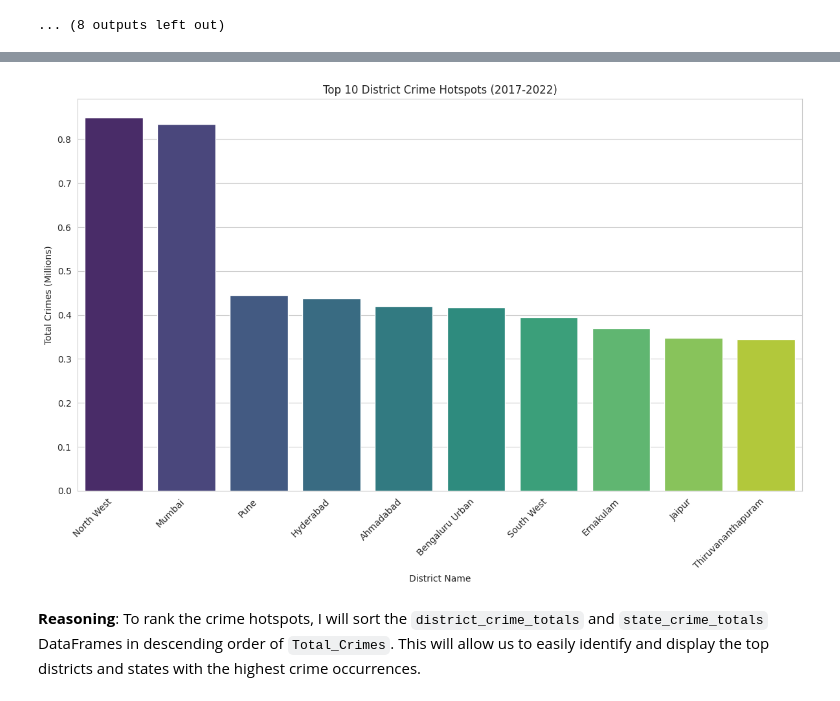
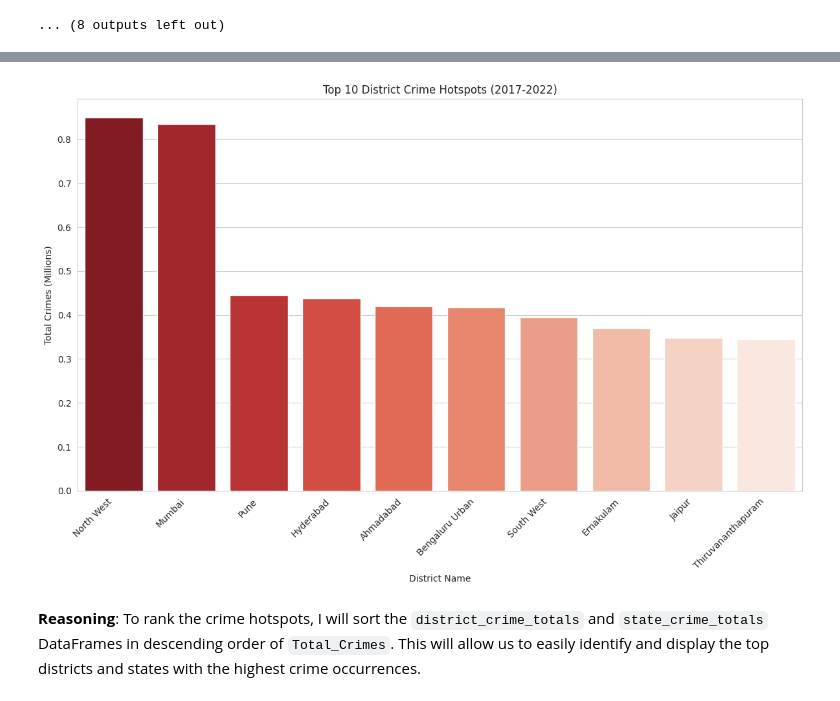
Before and after one commit to nexus9601/District-wise-Crime-Analysis, a Jupyter notebook: notebooks/crime_analysis_2017_2022.ipynb, the cells around one changed output, grey strips where cells are left out. Drawn from its saved outputs; the diff is of its cells as text; code cells hidden in the pictures.

```diff
--- a/notebooks/crime_analysis_2017_2022.ipynb
+++ b/notebooks/crime_analysis_2017_2022.ipynb
@@ -12,7 +12,7 @@ import seaborn as sns
 # %% [markdown]
 # **Importing the Dataset**
 # %%
-df = pd.read_csv(r"/content/districtwise-ipc-crimes-2017-onwards.xlsx - districtwise-ipc-crimes-2017-on (1).csv")
+df = pd.read_csv(r"/content/raw_crime_data.csv")
 df
 # %% [output]
 |  | id | year | state_name | state_code | district_name | district_code | registration_circles | murder | ... |
@@ -1206,19 +1208,16 @@ plt.show()
 # %%
-import matplotlib.pyplot as plt
-import seaborn as sns
-
 sns.set_style("whitegrid")
 
 plt.figure(figsize=(12, 8))
-sns.barplot(x='District_Name', y=district_crime_hotspots['Total_Crimes'] / 1_000_000, data=district_crime_hotspots, palette='viridis', hue='District_Name', legend=False)
+sns.barplot(x='District_Name', y=district_crime_hotspots['Total_Crimes'] / 1_000_000, data=district_crime_hotspots, palette='Reds_r', hue='District_Name', legend=False)
 plt.title('Top 10 District Crime Hotspots (2017-2022)')
 plt.xlabel('District Name')
 plt.ylabel('Total Crimes (Millions)')
 plt.xticks(rotation=45, ha='right')
 plt.tight_layout()
 plt.show()
 # %% [output]
-[figure, old version]
+[figure, new version]
 # %% [markdown]
 **Reasoning**:
 To rank the crime hotspots, I will sort the `district_crime_totals` and `state_crime_totals` DataFrames in descending order of `Total_Crimes`. This will allow us to easily identify and display the top districts and states with the highest crime occurrences.
```
Also changed, not shown: parts of 3 cells of this notebook.
